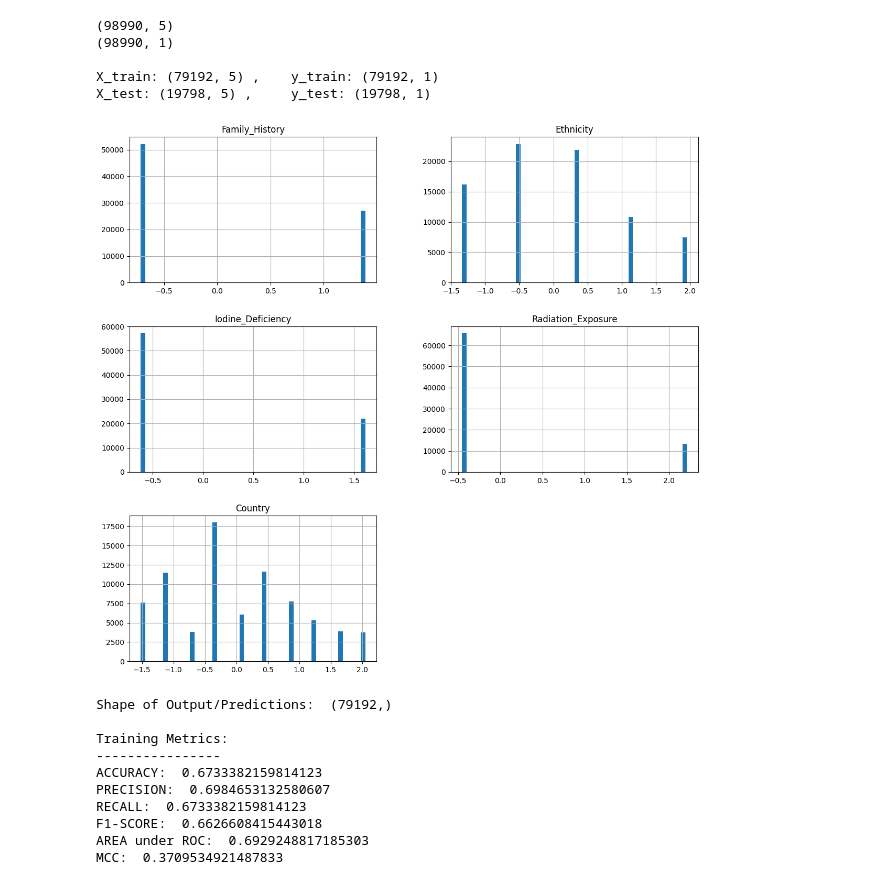
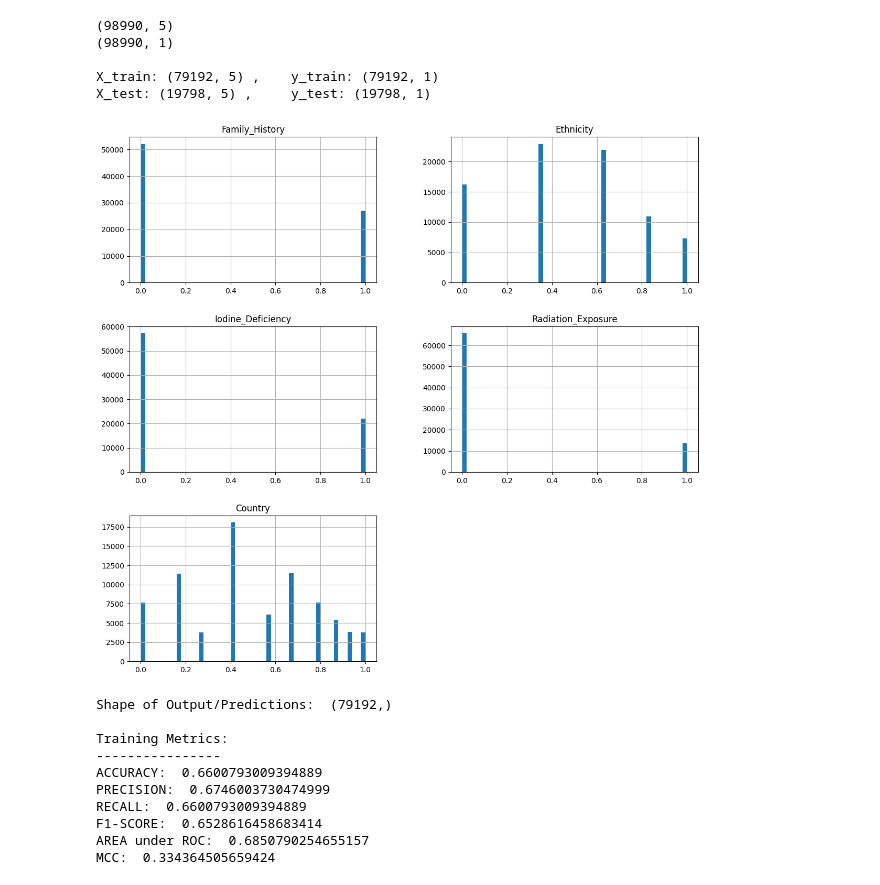
Before and after one commit to gentleman644/foxtrot-thyroid-cancer-prediction, a Jupyter notebook: Project_01_Foxtrot.ipynb, the cells around one changed output. Drawn from its saved outputs; the diff is of its cells as text; code cells hidden in the pictures.

```diff
--- a/Project_01_Foxtrot.ipynb
+++ b/Project_01_Foxtrot.ipynb
@@ -360,56 +360,24 @@ X_test: (19798, 5) ,     y_test: (19798, 1)
 # %%
 # Fix P4: Feature Transformation/Scaling/Normalization of Features or Samples ("skewness/unsymmetric" dataset)
 from sklearn.preprocessing import QuantileTransformer, StandardScaler, MinMaxScaler, Normalizer
 
-# Z-Score Normalization (or Standardization) wrt. Features/Columns: Linear Transformation for 'feats_X'
-# 'StandardScaler()' standardizes features by removing the mean and scaling to unit variance.
-scaler = StandardScaler()
-scaler = scaler.fit(X_train)  # Fit ONLY on data(Train) to avoid 'data-leak' & 'bias' from data(Test)
-standized_X_train = scaler.transform(X_train)
-standized_X_test = scaler.transform(X_test)
-'''
-# Quantile Normalization (or Rank Normalization) wrt. Features/Columns: Non-Linear Transformation for 'feats_X'
+# Z-Score Normalization (or Standardization) wrt. Features/Columns: Non-Linear Transformation for 'feats_X'
 # 'QuantileTransformer()' transforms features/columns with 'skewed/congested/highly-spread' data into a uniform(0..1)/normal(-1..0..+1) distr.
 quantile_trans_standzatn = QuantileTransformer(output_distribution='uniform')
 quantile_trans_standzatn = quantile_trans_standzatn.fit(X_train)  # Fit ONLY on data(Train) to avoid 'data-leak' & 'bias' from data(Test)
 standized_X_train = quantile_trans_standzatn.transform(X_train)
 standized_X_test = quantile_trans_standzatn.transform(X_test)
-'''
-'''
-# Min-Max Normalization (or Range Normalization) wrt. Features/Columns: Linear Transformation for 'feats_X'
-# 'MinMaxScaler()' transforms targets/columns such that its values lie btw (min, max)
-minmax = MinMaxScaler(feature_range=(-1, 1))
-minmax = minmax.fit(X_train)  # Fit ONLY on data(Train) to avoid 'data-leak' & 'bias' from data(Test)
-standized_X_train = minmax.transform(X_train)
-standized_X_test = minmax.transform(X_test)
-'''
-'''
-# Unit Normalization (or L2 Normalization) wrt. Rows/Samples: Non-Linear Transformation for 'feats_X'
-# 'Normalizer()' scales each sample/row to a unit-norm (square of all columns in the row == 1). However, it can alter relationships between features.
-normaliztn = Normalizer(norm='l2', axis=1)
-normaliztn = normaliztn.fit(X_train)  # Fit ONLY on data(Train) to avoid 'data-leak' & 'bias' from data(Test)
-normalized_X_train = normaliztn.transform(X_train)
-normalized_X_test = normaliztn.transform(X_test)
-'''
 
 # Z-Score Normalization (or Standardization) wrt. Features/Columns: Linear Transformation for 'trgt_y'
 # 'StandardScaler()' transforms targets/columns such that its values is a standard normal(-1..0..+1) distr.
 standized_y_train = y_train
 standized_y_test = y_test
-'''
-# Min-Max Normalization (or Range Normalization) wrt. Features/Columns: Linear Transformation for 'trgt_y'
-# 'MinMaxScaler()' transforms targets/columns such that its values lie btw (min, max)
-minmax_y_scaler = MinMaxScaler(feature_range=(-1, 1))
-minmax_y_scaler = minmax_y_scaler.fit(y_train)  # Fit ONLY on data(Train) to avoid 'data-leak' & 'bias' from data(Test)
-standized_y_train = minmax_y_scaler.transform(y_train)
-standized_y_test = minmax_y_scaler.transform(y_test)
-'''
 
 # Histrogram shows dataset WITHOUT 'skewness' (data is uniformly distributed)
 pd.DataFrame(standized_X_train, columns=X_train.columns).hist(bins=50, figsize=(14, 13))
 plt.show()
 # %% [output]
-[figure, old version]
+[figure, new version]
 # %%
 # Algorithm Selection ----
 # Import possible ML models
@@ -487,12 +455,12 @@ Shape of Output/Predictions:  (79192,)
 
 Training Metrics:
 ----------------
-ACCURACY:  0.6733382159814123
-PRECISION:  0.6984653132580607
-RECALL:  0.6733382159814123
-F1-SCORE:  0.6626608415443018
-AREA under ROC:  0.6929248817185303
-MCC:  0.3709534921487833
+ACCURACY:  0.6600793009394889
+PRECISION:  0.6746003730474999
+RECALL:  0.6600793009394889
+F1-SCORE:  0.6528616458683414
+AREA under ROC:  0.6850790254655157
+MCC:  0.334364505659424
 # %%
 # TESTING/GENERALIZATION: Make Predictions for 'y-component' wrt. data(Test)
 model = algorithm
```
Also changed, not shown: parts of 2 cells of this notebook.
